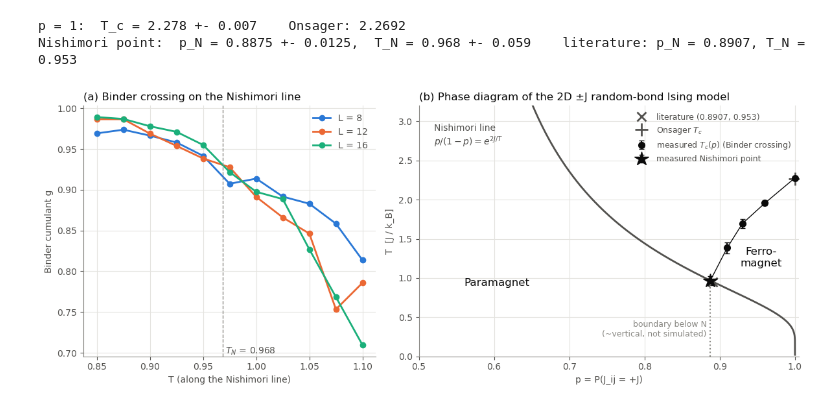
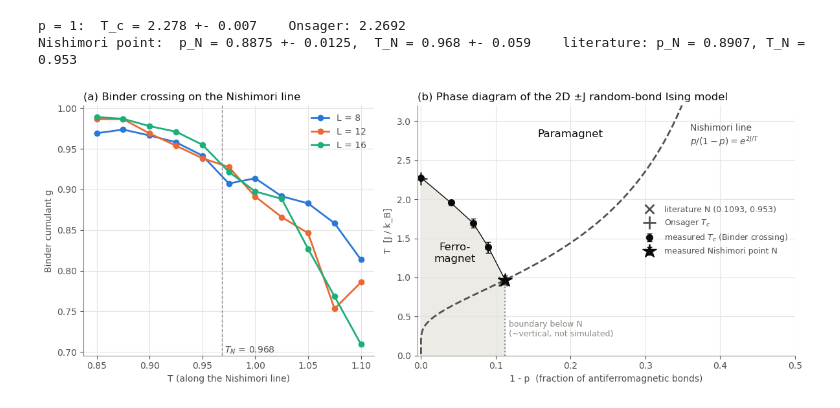
Before and after one commit to AvashSub/COMP2026, a Jupyter notebook: agentic/07_Stat_Mech_IsingModel/Nishimori_Line.ipynb, the cells around one changed output. Drawn from its saved outputs; the diff is of its cells as text; code cells hidden in the pictures.

```diff
--- a/agentic/07_Stat_Mech_IsingModel/Nishimori_Line.ipynb
+++ b/agentic/07_Stat_Mech_IsingModel/Nishimori_Line.ipynb
@@ -290,53 +290,58 @@ Nishimori point:  p_N = 0.8875 +- 0.0125,  T_N = 0.968 +- 0.059    literature: p
 # %%
 import matplotlib.pyplot as plt
 
-INK, INK2, MUTED, GRID = "#0b0b0b", "#52514e", "#8a8984", "#e4e3df"
+INK, INK2, MUTED, GRID, SHADE = "#0b0b0b", "#52514e", "#8a8984", "#e4e3df", "#ecebe6"
 L_COLOURS = {8: "#2a78d6", 12: "#eb6834", 16: "#1baf7a"}
 plt.rcParams.update({"axes.edgecolor": MUTED, "axes.labelcolor": INK2, "xtick.color": INK2,
                      "ytick.color": INK2, "axes.spines.top": False, "axes.spines.right": False})
 
 fig, (ax_g, ax_pd) = plt.subplots(1, 2, figsize=(12, 4.8), gridspec_kw={"width_ratios": [1, 1.3]})
 
 # (a) Binder curves along the Nishimori line: their crossing locates T_N.
 Ts = cuts["Nishimori line"][1]
 for L in Ls:
     ax_g.plot(Ts, binder(*data["Nishimori line"][L]), "-o", color=L_COLOURS[L], lw=2, ms=6, label=f"L = {L}")
 ax_g.axvline(T_N, color=MUTED, lw=1, ls="--")
 ax_g.text(T_N, ax_g.get_ylim()[0], f" $T_N$ = {T_N:.3f}", color=INK2, va="bottom")
 ax_g.set(xlabel="T (along the Nishimori line)", ylabel="Binder cumulant g")
 ax_g.set_title("(a) Binder crossing on the Nishimori line", color=INK, loc="left")
 ax_g.legend(frameon=False, labelcolor=INK2)
 ax_g.grid(color=GRID, lw=0.8)
 
-# (b) Phase diagram in the (p, T) plane.
+# (b) Phase diagram, plotted against the antiferromagnetic bond fraction q = 1 - p
+#     (the convention of most papers: q = 0 is the pure ferromagnet, q = 1/2 fully random).
 T_line = np.linspace(0.02, 5.0, 400)
-p_line = nishimori_p(T_line)                            # exact: p/(1-p) = exp(2 J / T)
-ax_pd.plot(p_line, T_line, color=INK2, lw=2)
-ax_pd.text(0.52, 2.7, "Nishimori line\n$p/(1-p) = e^{2J/T}$", color=INK2)
+q_line = 1 - nishimori_p(T_line)                        # exact: p/(1-p) = exp(2 J / T)
+ax_pd.plot(q_line, T_line, color=INK2, lw=2, ls="--")
+ax_pd.text(0.36, 2.7, "Nishimori line\n$p/(1-p) = e^{2J/T}$", color=INK2)
 
 fixed_p = {"p = 1": 1.0, "p = 0.96": 0.96, "p = 0.93": 0.93, "p = 0.91": 0.91}
-p_pts = np.array([fixed_p[k] for k in fixed_p] + [p_N])
+q_pts = 1 - np.array([fixed_p[k] for k in fixed_p] + [p_N])
 T_pts = np.array([Tc[k][0] for k in fixed_p] + [T_N])
 dT_pts = np.array([Tc[k][1] for k in fixed_p] + [dT_N])
-order = np.argsort(p_pts)
-ax_pd.plot(p_pts[order], T_pts[order], color=INK, lw=1)                  # guide to the eye
-ax_pd.errorbar(p_pts[:-1], T_pts[:-1], yerr=dT_pts[:-1], fmt="o", color=INK, ms=7, capsize=3,
-               label="measured $T_c(p)$ (Binder crossing)")
-ax_pd.errorbar([p_N], [T_N], yerr=[dT_N], fmt="*", color=INK, ms=16, capsize=3, label="measured Nishimori point")
-ax_pd.plot([0.8907], [0.953], "x", color=INK2, ms=10, mew=2, label="literature (0.8907, 0.953)")
-ax_pd.plot([1.0], [T_onsager], "+", color=INK2, ms=14, mew=2, label="Onsager $T_c$")
-ax_pd.plot([p_N, p_N], [0, T_N], color=MUTED, lw=1.5, ls=":")           # below N: boundary ~vertical, not simulated
-ax_pd.text(p_N - 0.005, 0.25, "boundary below N\n(~vertical, not simulated)", color=MUTED, ha="right", fontsize=9)
+q_N = 1 - p_N
+order = np.argsort(q_pts)
+ax_pd.plot(q_pts[order], T_pts[order], color=INK, lw=1)                  # guide to the eye
+# Ferromagnetic region: under the measured T_c, left of the (assumed vertical) boundary below N.
+ax_pd.fill(np.r_[0, q_pts[order], q_N, 0], np.r_[0, T_pts[order], 0, 0], color=SHADE, zorder=0)
+ax_pd.errorbar(q_pts[:-1], T_pts[:-1], yerr=dT_pts[:-1], fmt="o", color=INK, ms=7, capsize=3,
+               label="measured $T_c$ (Binder crossing)")
+ax_pd.errorbar([q_N], [T_N], yerr=[dT_N], fmt="*", color=INK, ms=16, capsize=3, label="measured Nishimori point N")
+ax_pd.plot([1 - 0.8907], [0.953], "x", color=INK2, ms=10, mew=2, label="literature N (0.1093, 0.953)")
+ax_pd.plot([0.0], [T_onsager], "+", color=INK2, ms=14, mew=2, label="Onsager $T_c$")
+ax_pd.plot([q_N, q_N], [0, T_N], color=MUTED, lw=1.5, ls=":")           # below N: boundary ~vertical, not simulated
+ax_pd.text(q_N + 0.005, 0.25, "boundary below N\n(~vertical, not simulated)", color=MUTED, fontsize=9)
 
-ax_pd.text(0.955, 1.15, "Ferro-\nmagnet", color=INK, ha="center", fontsize=12)
-ax_pd.text(0.56, 0.9, "Paramagnet", color=INK, fontsize=12)
-ax_pd.set(xlim=(0.5, 1.005), ylim=(0, 3.2), xlabel="p = P(J_ij = +J)", ylabel="T  [J / k_B]")
+ax_pd.text(0.045, 1.2, "Ferro-\nmagnet", color=INK, ha="center", fontsize=12)
+ax_pd.text(0.20, 2.8, "Paramagnet", color=INK, ha="center", fontsize=12)
+ax_pd.set(xlim=(-0.005, 0.5), ylim=(0, 3.2), xlabel="1 - p  (fraction of antiferromagnetic bonds)",
+          ylabel="T  [J / k_B]")
 ax_pd.set_title("(b) Phase diagram of the 2D ±J random-bond Ising model", color=INK, loc="left")
-ax_pd.legend(frameon=False, loc="upper right", labelcolor=INK2, fontsize=9)
+ax_pd.legend(frameon=False, loc="center right", labelcolor=INK2, fontsize=9)
 ax_pd.grid(color=GRID, lw=0.8)
 
 fig.tight_layout()
 fig.savefig("nishimori_phase_diagram.png", dpi=150)
 plt.show()
 # %% [output]
-[figure, old version]
+[figure, new version]
```
Also changed, not shown: parts of 1 cell of this notebook, 1 other file.
